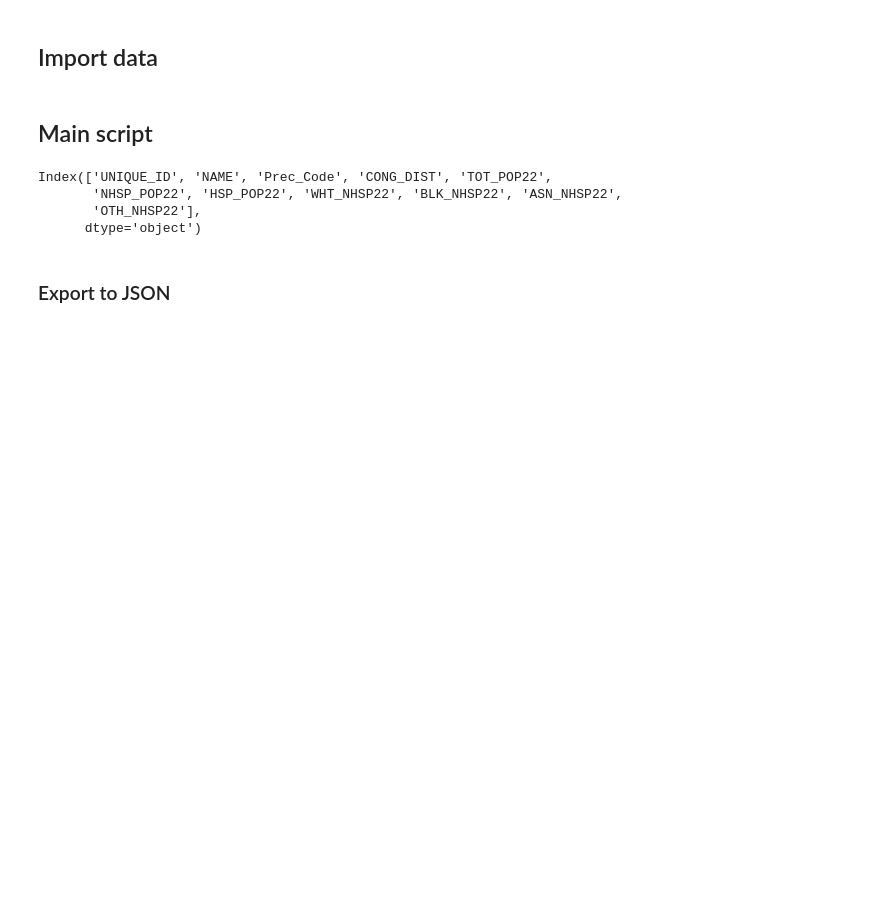
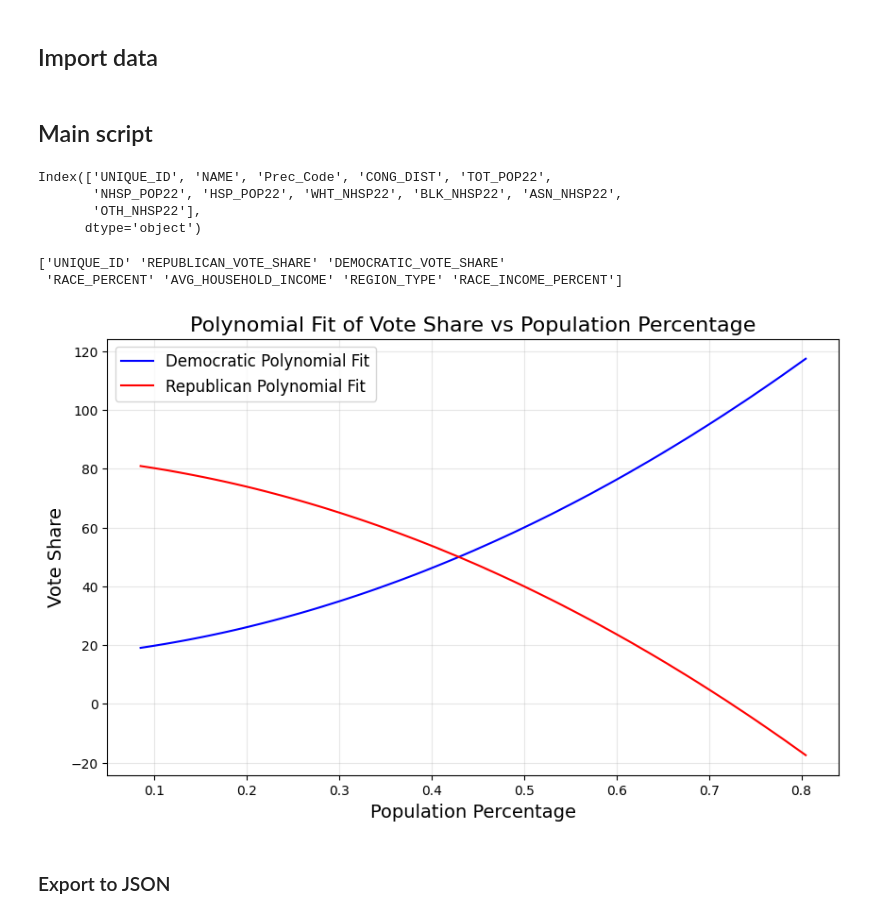
Before and after one commit to SBU-CSE-416/votifier, a Jupyter notebook: server/data/preprocess_gingles.ipynb, the cells around one changed output. Saved outputs shown, nothing was run; the diff lists cells and outputs as text; code cells hidden in the pictures; blank space fills up the shorter version.

```diff
--- a/server/data/preprocess_gingles.ipynb
+++ b/server/data/preprocess_gingles.ipynb
@@ -196,4 +223,47 @@ sc_hispanic_pop_vote_share_df = process_population_vote_share(sc_race_df, sc_ele
 sc_income_pop_vote_share_df = process_income_vote_share(sc_election_gov_df, sc_region_type_df, sc_econ_df)
+# %%
+print(sc_white_pop_vote_share_df.columns.values)
+# %% [output]
+['UNIQUE_ID' 'REPUBLICAN_VOTE_SHARE' 'DEMOCRATIC_VOTE_SHARE'
+ 'RACE_PERCENT' 'AVG_HOUSEHOLD_INCOME' 'REGION_TYPE' 'RACE_INCOME_PERCENT']
+# %%
+sc_white_polynomial_fit = get_polynomial_fit_json(sc_white_pop_vote_share_df, population_col='RACE_PERCENT', dem_col='DEMOCRATIC_VOTE_SHARE', rep_col='REPUBLICAN_VOTE_SHARE', degree=2)
+sc_black_polynomial_fit = get_polynomial_fit_json(sc_black_pop_vote_share_df, population_col='RACE_PERCENT', dem_col='DEMOCRATIC_VOTE_SHARE', rep_col='REPUBLICAN_VOTE_SHARE', degree=2)
+sc_asian_polynomial_fit = get_polynomial_fit_json(sc_asian_pop_vote_share_df, population_col='RACE_PERCENT', dem_col='DEMOCRATIC_VOTE_SHARE', rep_col='REPUBLICAN_VOTE_SHARE', degree=2)
+sc_hispanic_polynomial_fit = get_polynomial_fit_json(sc_hispanic_pop_vote_share_df, population_col='RACE_PERCENT', dem_col='DEMOCRATIC_VOTE_SHARE', rep_col='REPUBLICAN_VOTE_SHARE', degree=2)
+sc_income_polynomial_fit = get_polynomial_fit_json(sc_income_pop_vote_share_df, population_col='AVG_HOUSEHOLD_INCOME', dem_col='DEMOCRATIC_VOTE_SHARE', rep_col='REPUBLICAN_VOTE_SHARE', degree=2)
+sc_white_income_polynomial_fit = get_polynomial_fit_json(sc_white_pop_vote_share_df, population_col='RACE_INCOME_PERCENT', dem_col='DEMOCRATIC_VOTE_SHARE', rep_col='REPUBLICAN_VOTE_SHARE', degree=2)
+sc_black_income_polynomial_fit = get_polynomial_fit_json(sc_black_pop_vote_share_df, population_col='RACE_INCOME_PERCENT', dem_col='DEMOCRATIC_VOTE_SHARE', rep_col='REPUBLICAN_VOTE_SHARE', degree=2)
+sc_asian_income_polynomial_fit = get_polynomial_fit_json(sc_asian_pop_vote_share_df, population_col='RACE_INCOME_PERCENT', dem_col='DEMOCRATIC_VOTE_SHARE', rep_col='REPUBLICAN_VOTE_SHARE', degree=2)
+sc_hispanic_income_polynomial_fit = get_polynomial_fit_json(sc_hispanic_pop_vote_share_df, population_col='RACE_INCOME_PERCENT', dem_col='DEMOCRATIC_VOTE_SHARE', rep_col='REPUBLICAN_VOTE_SHARE', degree=2)
+# %%
+json_data =sc_black_income_polynomial_fit
+import matplotlib.pyplot as plt
+
+# Extract data for plotting
+dem_x = json_data['democratic']['x']
+dem_y = json_data['democratic']['y']
+rep_x = json_data['republican']['x']
+rep_y = json_data['republican']['y']
+
+# Plot the Democratic line
+plt.figure(figsize=(10, 6))
+plt.plot(dem_x, dem_y, label='Democratic Polynomial Fit', color='blue')
+
+# Plot the Republican line
+plt.plot(rep_x, rep_y, label='Republican Polynomial Fit', color='red')
+
+# Add labels, legend, and title
+plt.xlabel('Population Percentage', fontsize=14)
+plt.ylabel('Vote Share', fontsize=14)
+plt.title('Polynomial Fit of Vote Share vs Population Percentage', fontsize=16)
+plt.legend(fontsize=12)
+plt.grid(alpha=0.3)
+
+# Show the plot
+plt.show()
+# %% [output]
+[figure, added]
 # %% [markdown]
 ### Export to JSON
 # %%
```
Also changed, not shown: parts of 12 cells of this notebook, 4 other files.
